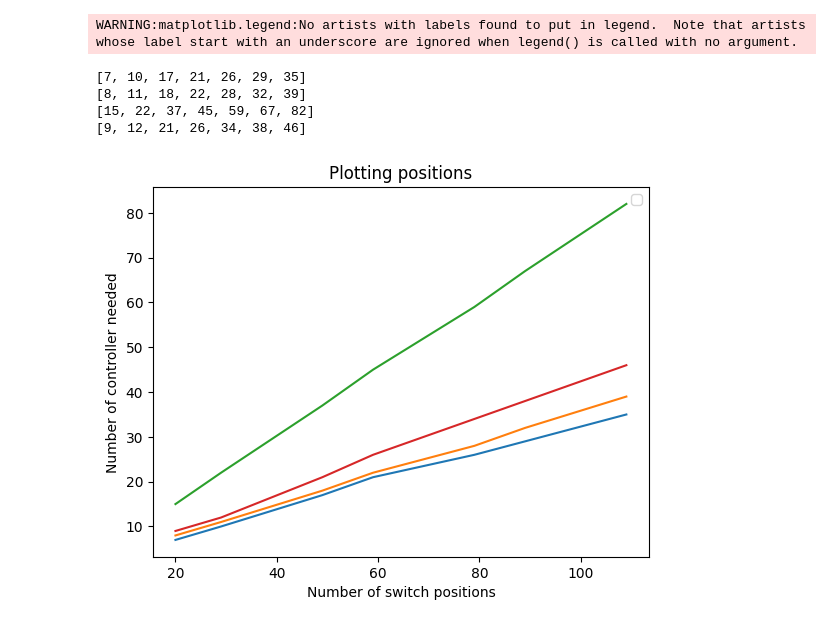
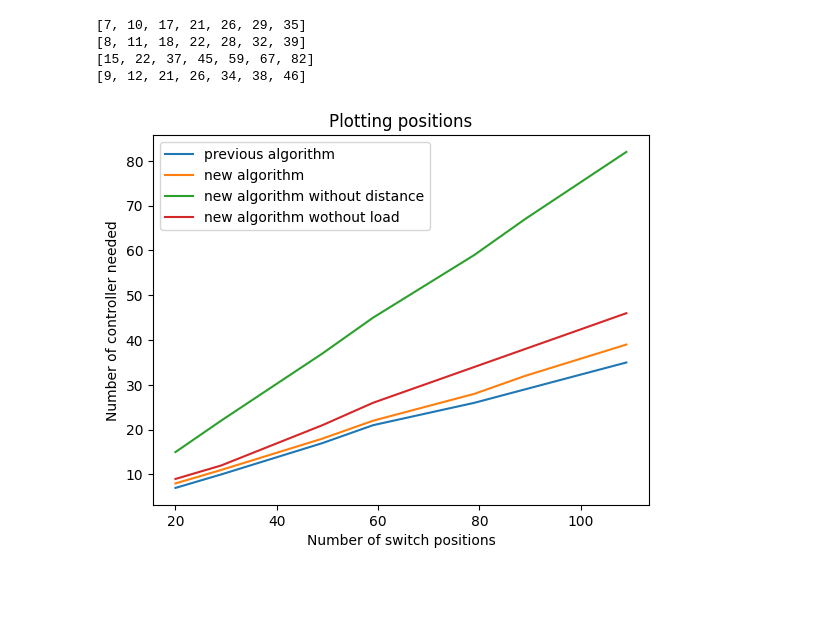
Before and after one commit to rahulsarker/project2-compose, a Jupyter notebook: Untitled6.ipynb, the cells around one changed output. Cells and saved outputs as stored; diff of their text form; code cells hidden in the pictures; blank space fills up the shorter version.

```diff
--- a/Untitled6.ipynb
+++ b/Untitled6.ipynb
@@ -463,40 +463,39 @@ newwithoutdistance.append(z13)
 newwithoutdistance.append(z14)
 newwithoutdistance.append(z15)
 newwithoutdistance.append(z16)
 newwithoutdistance.append(z17)
 print(newwithoutdistance)
 
 z21 = ControllerPlacementProblemWithoutload(array, load)
 z22 = ControllerPlacementProblemWithoutload(array1, load1)
 z23 = ControllerPlacementProblemWithoutload(array2, load2)
 z24 = ControllerPlacementProblemWithoutload(array3, load3)
 z25 = ControllerPlacementProblemWithoutload(array4, load4)
 z26 = ControllerPlacementProblemWithoutload(array5, load5)
 z27 = ControllerPlacementProblemWithoutload(array6, load6)
 newwithoutload = []
 newwithoutload.append(z21)
 newwithoutload.append(z22)
 newwithoutload.append(z23)
 newwithoutload.append(z24)
 newwithoutload.append(z25)
 newwithoutload.append(z26)
 newwithoutload.append(z27)
 print(newwithoutload)
 
 
 plt.title("Plotting positions")
 plt.xlabel("Number of switch positions")
 plt.ylabel("Number of controller needed")
-plt.plot(lengthpd, previous)
-plt.plot(lengthpd, new)
-plt.plot(lengthpd, newwithoutdistance)
-plt.plot(lengthpd, newwithoutload)
+plt.plot(lengthpd, previous, label = 'previous algorithm')
+plt.plot(lengthpd, new, label = 'new algorithm')
+plt.plot(lengthpd, newwithoutdistance, label = 'new algorithm without distance')
+plt.plot(lengthpd, newwithoutload, label = 'new algorithm wothout load')
 plt.legend()
 plt.show()
 # %% [output]
-WARNING:matplotlib.legend:No artists with labels found to put in legend.  Note that artists whose label start with an underscore are ignored when legend() is called with no argument.
+[7, 10, 17, 21, 26, 29, 35]
+[8, 11, 18, 22, 28, 32, 39]
+[15, 22, 37, 45, 59, 67, 82]
+[9, 12, 21, 26, 34, 38, 46]
-[7, 10, 17, 21, 26, 29, 35]
-[8, 11, 18, 22, 28, 32, 39]
-[15, 22, 37, 45, 59, 67, 82]
-[9, 12, 21, 26, 34, 38, 46]
-[figure, old version]
+[figure, new version]
```
